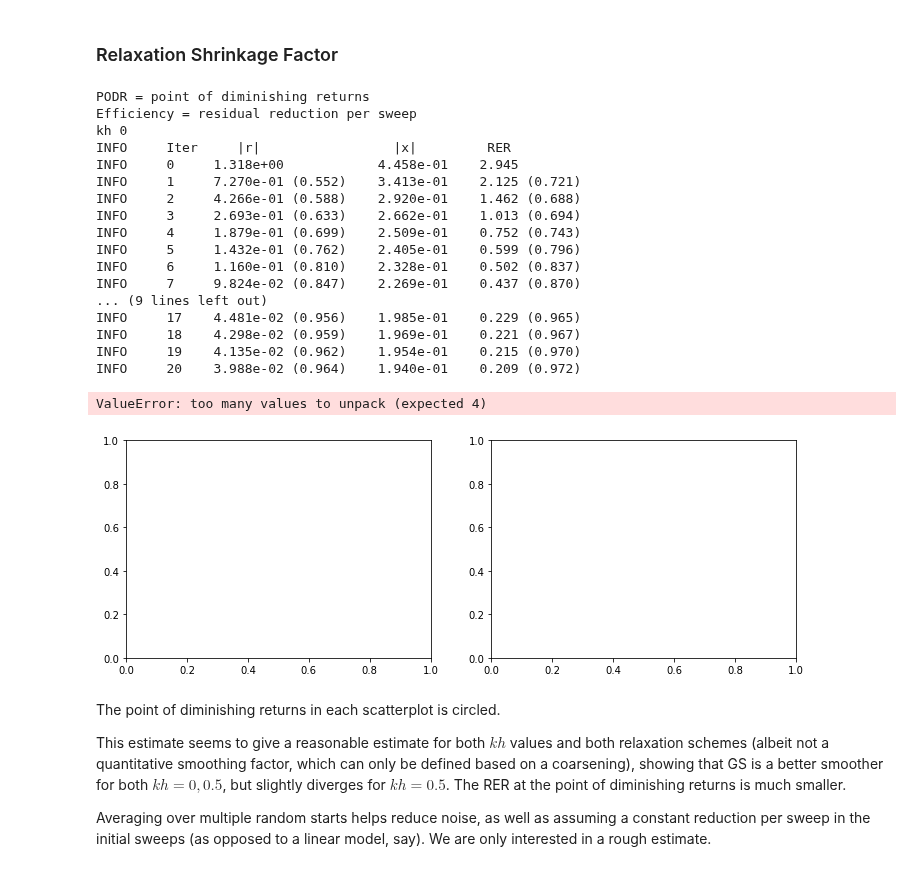
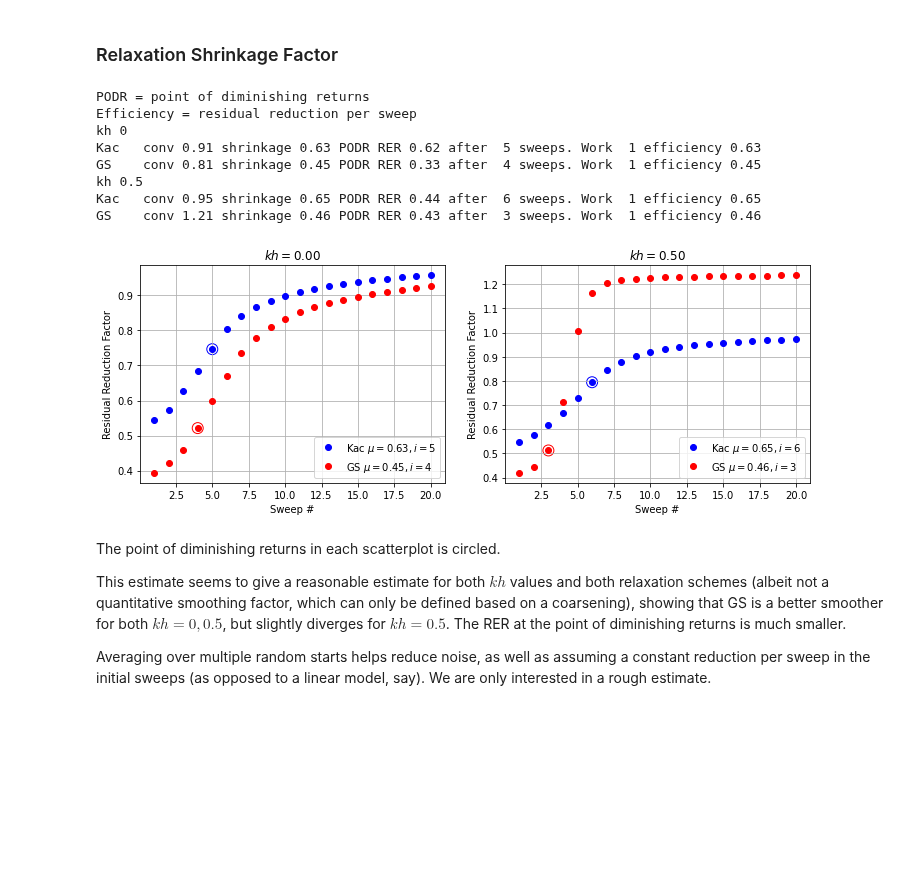
Before and after one commit to 436ahsan/Helmholtz, a Jupyter notebook: notebooks/multilevel_uniform_agg_size.ipynb, the cells around one changed output. Saved outputs shown, nothing was run; the diff lists cells and outputs as text; code cells hidden in the pictures; blank space fills up the shorter version.

```diff
--- a/notebooks/multilevel_uniform_agg_size.ipynb
+++ b/notebooks/multilevel_uniform_agg_size.ipynb
@@ -62,50 +65,40 @@ Given an iterative method, we can calculate whether it's a good smoothing candid
 # %%
 kh_values = [0, 0.5]
 fig, axs = plt.subplots(1, len(kh_values), figsize=(12, 4))
 
 kaczmarz = lambda a: hm.solve.relax.KaczmarzRelaxer(a, scipy.sparse.eye(a.shape[0]))
 gs = lambda a: hm.solve.relax.GsRelaxer(a)
 work = 1
 
 print("PODR = point of diminishing returns")
 print("Efficiency = residual reduction per sweep")
 # Kaczmarz.
 for kh_value, ax in zip(kh_values, axs):
     print("kh", kh_value)
     a_kh = hm.linalg.helmholtz_1d_5_point_operator(kh_value, n).tocsr()
     operator = lambda x: a_kh.dot(x)
 
     for title, relax, color in zip(("Kac", "GS"), (kaczmarz, gs), ("blue", "red")):
         method = relax(a_kh)
-        factor, num_sweeps, residual, conv = hm.solve.smoothing.shrinkage_factor(
+        factor, num_sweeps, residual, conv, rer, conv_factor = hm.solve.smoothing.shrinkage_factor(
             operator, lambda x, b: method.step(x, b), (a_kh.shape[0], ),
-            print_frequency=1, max_sweeps=20, slow_conv_factor=1.1)
+            print_frequency=None, max_sweeps=20, slow_conv_factor=1.1)
         hm.solve.smoothing.plot_diminishing_returns_point(factor, num_sweeps, conv, ax, title=title, color=color)
-        print("{:<10s} PODR RER {:.2f} after {:>2d} sweeps. Work {:>2d} efficiency {:.2f}".format(
-            title, np.mean(residual[num_sweeps]), num_sweeps, work, np.mean(residual[num_sweeps] / residual[0]) ** (1/(num_sweeps * work))))
+        print("{:<5s} conv {:.2f} shrinkage {:.2f} PODR RER {:.2f} after {:>2d} sweeps. Work {:>2d} efficiency {:.2f}".format(
+            title, conv_factor, factor, np.mean(rer[num_sweeps]), num_sweeps, work, np.mean(residual[num_sweeps] / residual[0]) ** (1/(num_sweeps * work))))
 
     ax.set_title(r"$kh = {:.2f}$".format(kh_value))
     ax.legend()
 # %% [output]
 PODR = point of diminishing returns
 Efficiency = residual reduction per sweep
 kh 0
-INFO     Iter     |r|                 |x|         RER
-INFO     0     1.318e+00            4.458e-01    2.945
-INFO     1     7.270e-01 (0.552)    3.413e-01    2.125 (0.721)
-INFO     2     4.266e-01 (0.588)    2.920e-01    1.462 (0.688)
-INFO     3     2.693e-01 (0.633)    2.662e-01    1.013 (0.694)
-INFO     4     1.879e-01 (0.699)    2.509e-01    0.752 (0.743)
-INFO     5     1.432e-01 (0.762)    2.405e-01    0.599 (0.796)
-INFO     6     1.160e-01 (0.810)    2.328e-01    0.502 (0.837)
-INFO     7     9.824e-02 (0.847)    2.269e-01    0.437 (0.870)
-... (9 lines left out)
-INFO     17    4.481e-02 (0.956)    1.985e-01    0.229 (0.965)
-INFO     18    4.298e-02 (0.959)    1.969e-01    0.221 (0.967)
-INFO     19    4.135e-02 (0.962)    1.954e-01    0.215 (0.970)
-INFO     20    3.988e-02 (0.964)    1.940e-01    0.209 (0.972)
+Kac   conv 0.91 shrinkage 0.63 PODR RER 0.62 after  5 sweeps. Work  1 efficiency 0.63
+GS    conv 0.81 shrinkage 0.45 PODR RER 0.33 after  4 sweeps. Work  1 efficiency 0.45
+kh 0.5
+Kac   conv 0.95 shrinkage 0.65 PODR RER 0.44 after  6 sweeps. Work  1 efficiency 0.65
+GS    conv 1.21 shrinkage 0.46 PODR RER 0.43 after  3 sweeps. Work  1 efficiency 0.46
-ValueError: too many values to unpack (expected 4)
-[figure, old version]
+[figure, new version]
 # %% [markdown]
 The point of diminishing returns in each scatterplot is circled.
 
```
Also changed, not shown: parts of 25 cells of this notebook, 6 other files.
